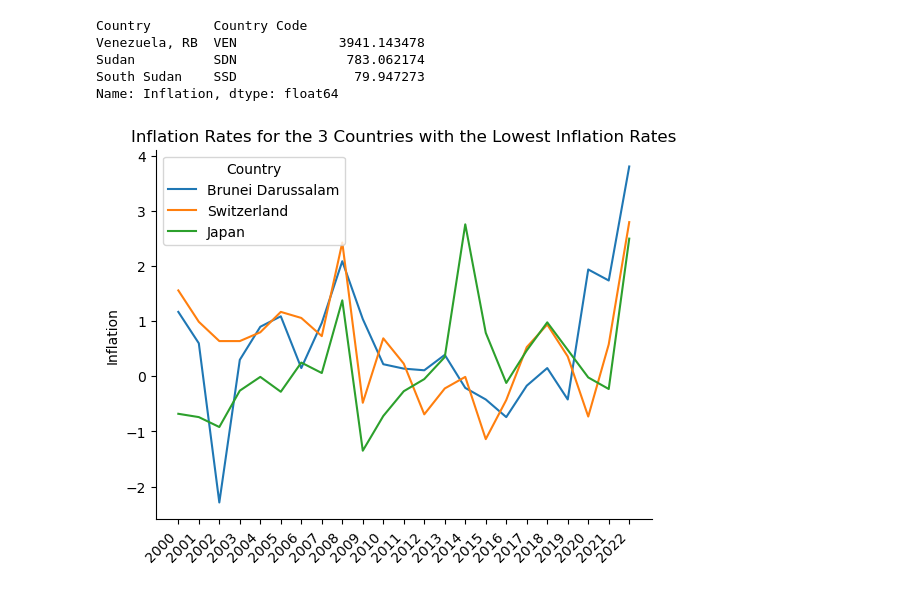
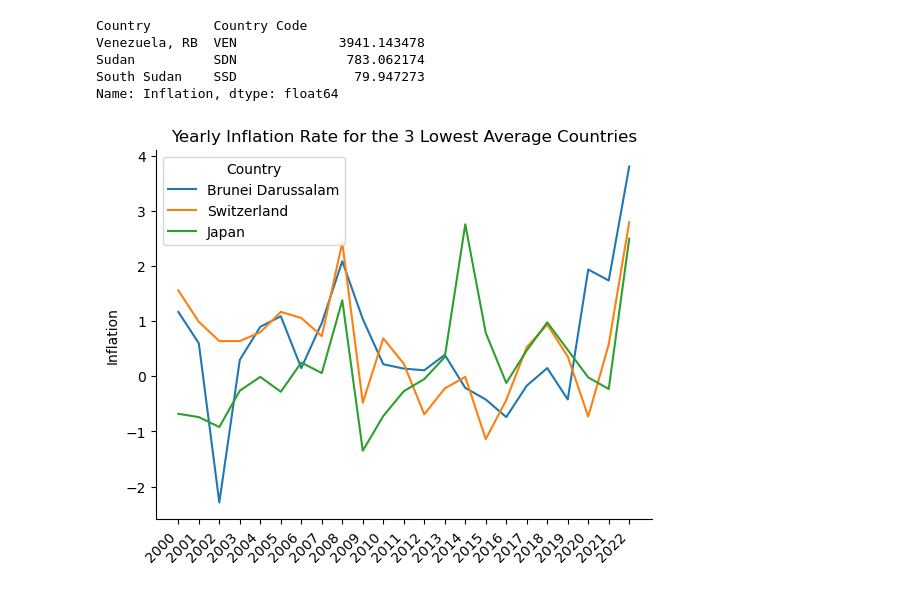
Before and after one commit to Dpassioura/Correlation-Between-inflation-banking-institutions, a Jupyter notebook: nainflation.ipynb, the cells around one changed output. Drawn from its saved outputs; the diff is of its cells as text; code cells hidden in the pictures.

```diff
--- a/nainflation.ipynb
+++ b/nainflation.ipynb
@@ -196,6 +198,8 @@ dfwide[dfwide.isnull().any(axis=1)]
 | 4288 | Curacao | 354.0 | CUW | 2022 | NaN |
 | 4391 | West Bank and Gaza | 488.0 | PSE | 2022 | NaN |
 | 4413 | Syrian Arab Republic | 463.0 | SYR | 2022 | NaN |
+# %%
+dfwide.dropna(how='any', inplace=True)
 # %%
 na_inflation = dfwide[(dfwide["Country Code"] == 'USA') | (dfwide["Country Code"] == 'CAN') | (dfwide["Country Code"] == 'MEX')]
 # %%
@@ -258,13 +250,13 @@ df_highest = dfwide[(dfwide["Country Code"] == 'VEN') | (dfwide["Country Code"]
 # %%
 sns.lineplot(x='Year', y='Inflation', data=df_lowest, hue='Country')
 plt.xticks(rotation=45, ha='right')
 plt.xlabel("")
 plt.ylabel("Inflation")
-plt.title("Inflation Rates for the 3 Countries with the Lowest Inflation Rates")
+plt.title("Yearly Inflation Rate for the 3 Lowest Average Countries")
 sns.despine()
 plt.show()
 # %% [output]
-[figure, old version]
+[figure, new version]
 # %%
 sns.lineplot(x='Year', y='Inflation', data=df_highest, hue='Country')
 plt.xticks(rotation=45, ha='right')
```
Also changed, not shown: parts of 11 cells of this notebook.
